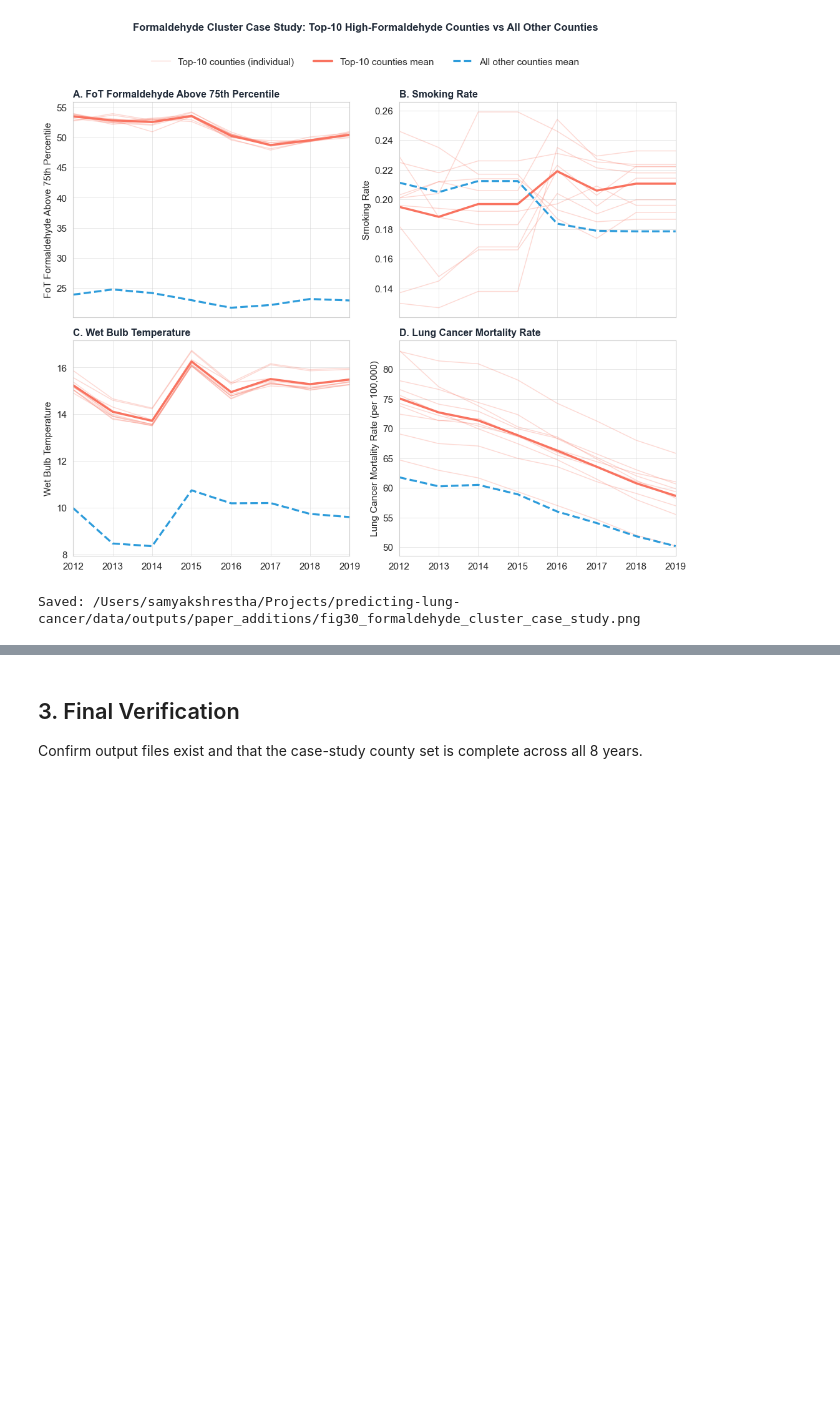
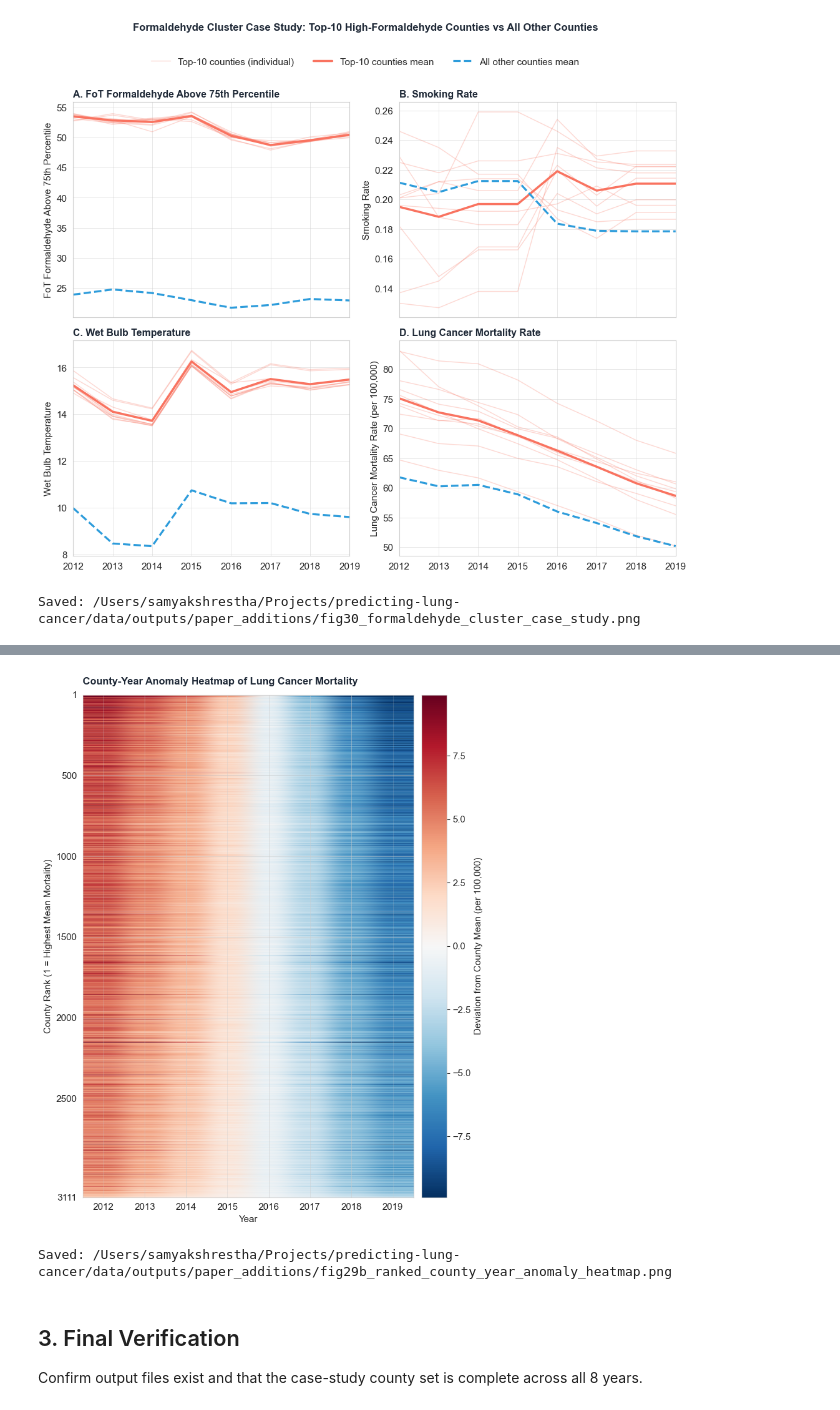
Before and after one commit to mi3nts/predicting-lung-cancer, a Jupyter notebook: notebooks/10_additional_paper_figures.ipynb, the cells around one changed output, grey strips where cells are left out. Drawn from its saved outputs; the diff is of its cells as text; code cells hidden in the pictures; blank space fills up the shorter version.

Commit message:
Added anamoly heatmap

```diff
--- a/notebooks/10_additional_paper_figures.ipynb
+++ b/notebooks/10_additional_paper_figures.ipynb
@@ -342,0 +349,76 @@ Saved: /Users/samyakshrestha/Projects/predicting-lung-cancer/data/outputs/paper_
+# %%
+heatmap_anomaly = heatmap_ranked.merge(
+    county_rank_df[['fips', 'mean_mortality_per_100k']],
+    on='fips',
+    how='left'
+)
+heatmap_anomaly['mortality_anomaly_per_100k'] = (
+    heatmap_anomaly['lung_cancer_mortality_per_100k'] - heatmap_anomaly['mean_mortality_per_100k']
+)
+
+anomaly_matrix = (
+    heatmap_anomaly
+    .pivot(index='county_rank', columns='year', values='mortality_anomaly_per_100k')
+    .sort_index()
+)
+
+assert anomaly_matrix.shape == (3111, 8), 'Unexpected anomaly matrix shape'
+assert anomaly_matrix.index.equals(heatmap_matrix.index), 'Anomaly matrix row order must match heatmap matrix'
+assert anomaly_matrix.columns.equals(heatmap_matrix.columns), 'Anomaly matrix columns must match heatmap matrix'
+assert not anomaly_matrix.isna().any().any(), 'Anomaly matrix contains missing values'
+
+anomaly_values = anomaly_matrix.to_numpy()
+abs_limit = np.nanpercentile(np.abs(anomaly_values), 99)
+if abs_limit == 0:
+    abs_limit = np.max(np.abs(anomaly_values))
+if abs_limit == 0:
+    abs_limit = 1.0
+
+print('Anomaly heatmap verification')
+print('----------------------------')
+print(f'Anomaly matrix shape: {anomaly_matrix.shape}')
+print(f'Min anomaly: {anomaly_values.min():.2f}')
+print(f'Max anomaly: {anomaly_values.max():.2f}')
+print(f'Symmetric color limit (99th percentile): ±{abs_limit:.2f}')
+
+fig, ax = plt.subplots(figsize=(DOUBLE_COL_WIDTH * 1.10, 9.25))
+
+im = ax.imshow(
+    anomaly_matrix.values,
+    aspect='auto',
+    cmap='RdBu_r',
+    origin='upper',
+    vmin=-abs_limit,
+    vmax=abs_limit
+)
+
+years = anomaly_matrix.columns.tolist()
+ax.set_xticks(np.arange(len(years)))
+ax.set_xticklabels(years)
+
+y_tick_positions = [0, 499, 999, 1499, 1999, 2499, 3110]
+y_tick_labels = ['1', '500', '1000', '1500', '2000', '2500', '3111']
+ax.set_yticks(y_tick_positions)
+ax.set_yticklabels(y_tick_labels)
+
+ax.set_xlabel('Year')
+ax.set_ylabel('County Rank (1 = Highest Mean Mortality)')
+ax.set_title(
+    'County-Year Anomaly Heatmap of Lung Cancer Mortality',
+    loc='left',
+    fontsize=FONT_SIZE + 1,
+    fontweight='bold',
+    color=TITLE_COLOR,
+    pad=12
+)
+
+cbar = plt.colorbar(im, ax=ax, pad=0.02)
+cbar.set_label('Deviation from County Mean (per 100,000)')
+
+plt.tight_layout()
+anomaly_path = OUTPUT_DIR / 'fig29b_ranked_county_year_anomaly_heatmap.png'
+plt.savefig(anomaly_path, dpi=DPI, bbox_inches='tight', facecolor='white')
+plt.show()
+
+print(f'Saved: {anomaly_path.resolve()}')
+# %% [output]
@@ -343,3 +431,5 @@ Saved: /Users/samyakshrestha/Projects/predicting-lung-cancer/data/outputs/paper_
+[figure, added]
+Saved: /Users/samyakshrestha/Projects/predicting-lung-cancer/data/outputs/paper_additions/fig29b_ranked_county_year_anomaly_heatmap.png
 # %% [markdown]
 ## 3. Final Verification
 
```
Also changed, not shown: parts of 3 cells of this notebook.
